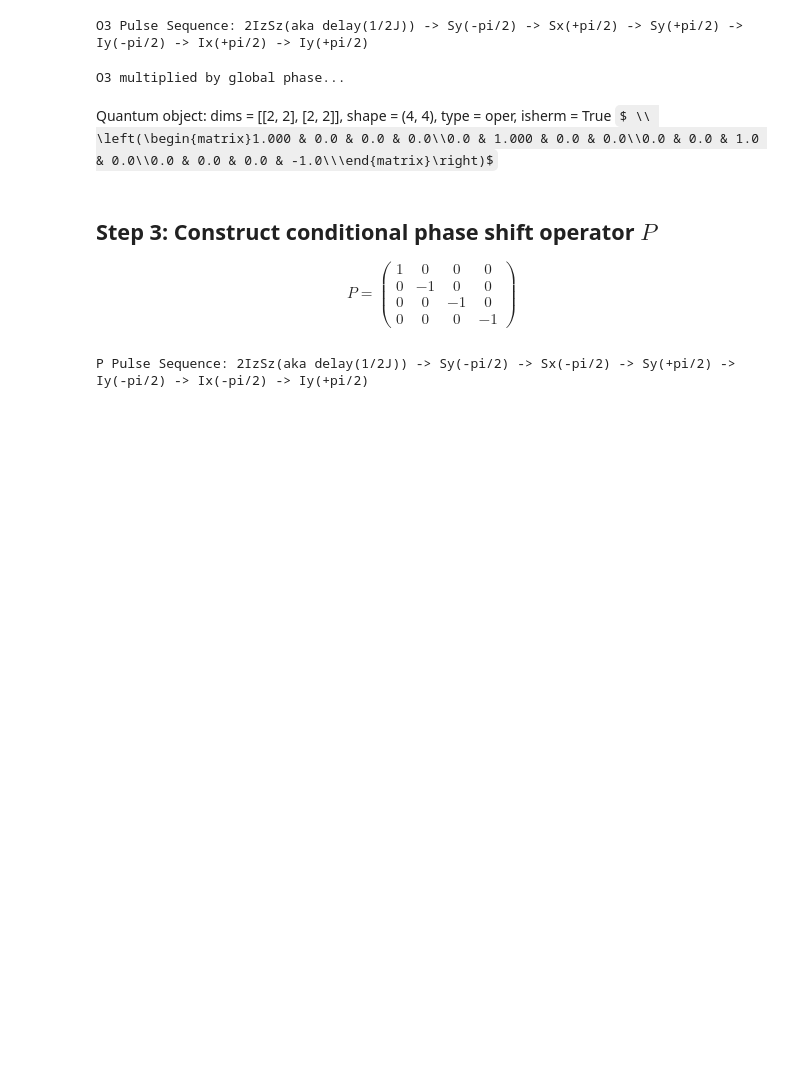
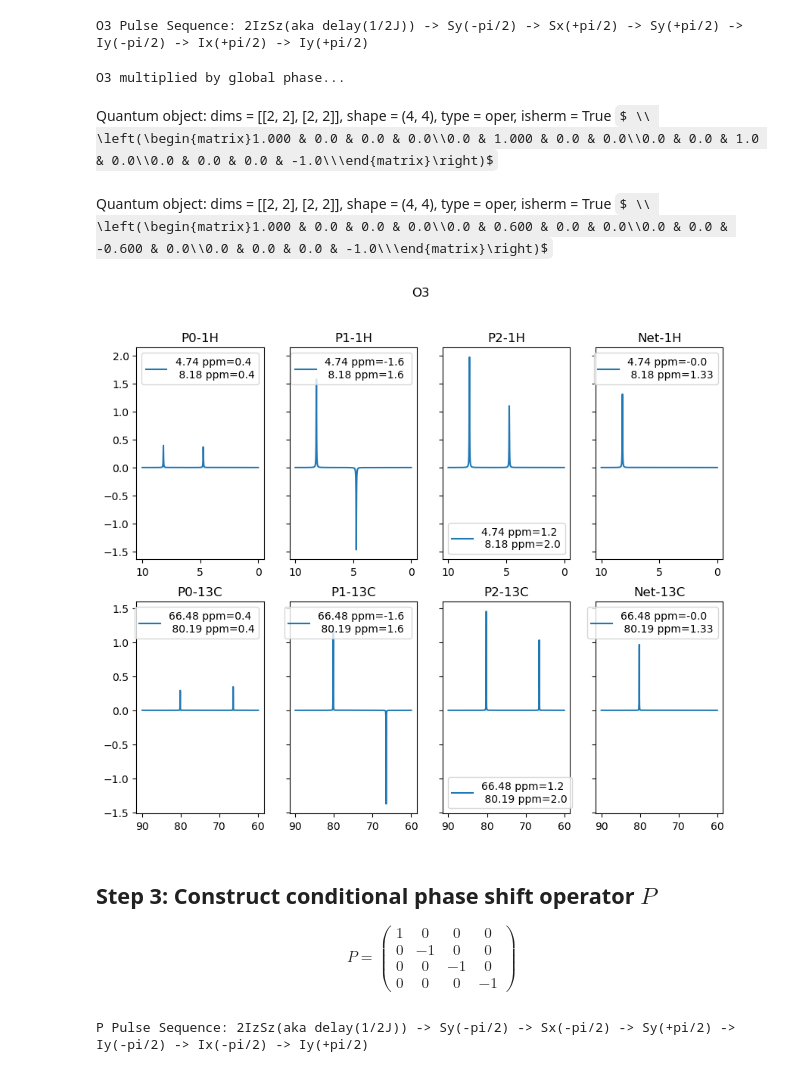
Before and after one commit to Manvi-Agrawal/NMR-Pulse-Simulator, a Jupyter notebook: Sample-Grover.ipynb, the cells around one changed output. Drawn from its saved outputs; the diff is of its cells as text; code cells hidden in the pictures; some formulas as TeX source; blank space fills up the shorter version.

```diff
--- a/Sample-Grover.ipynb
+++ b/Sample-Grover.ipynb
@@ -73,6 +74,14 @@ np.exp(-1j*np.pi/4)*O3.compile().get_operator()
 # %% [output]
 O3 multiplied by global phase...
 Quantum object: dims = [[2, 2], [2, 2]], shape = (4, 4), type = oper, isherm = True $ \\ \left(\begin{matrix}1.000 & 0.0 & 0.0 & 0.0\\0.0 & 1.000 & 0.0 & 0.0\\0.0 & 0.0 & 1.0 & 0.0\\0.0 & 0.0 & 0.0 & -1.0\\\end{matrix}\right)$
+# %%
+O3.compile().evolve_pho_th().rho
+# %% [output]
+Quantum object: dims = [[2, 2], [2, 2]], shape = (4, 4), type = oper, isherm = True $ \\ \left(\begin{matrix}1.000 & 0.0 & 0.0 & 0.0\\0.0 & 0.600 & 0.0 & 0.0\\0.0 & 0.0 & -0.600 & 0.0\\0.0 & 0.0 & 0.0 & -1.0\\\end{matrix}\right)$
+# %%
+Algorithm("O3").add_sequence(O3).execute_algorithm()
+# %% [output]
+[figure, added]
 # %% [markdown]
 ## Step 3: Construct conditional phase shift operator $P$
 $$P=\begin{pmatrix} 1&0&0&0\\0&-1&0&0\\0&0&-1&0\\0&0&0&-1 \end{pmatrix}$$
```
Also changed, not shown: parts of 9 cells of this notebook.
